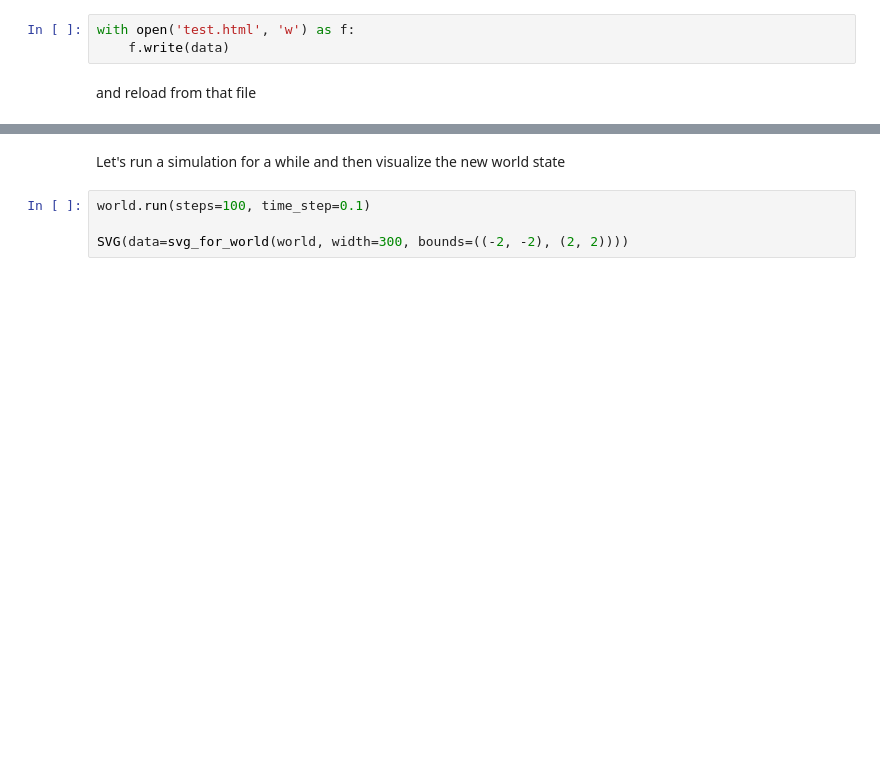
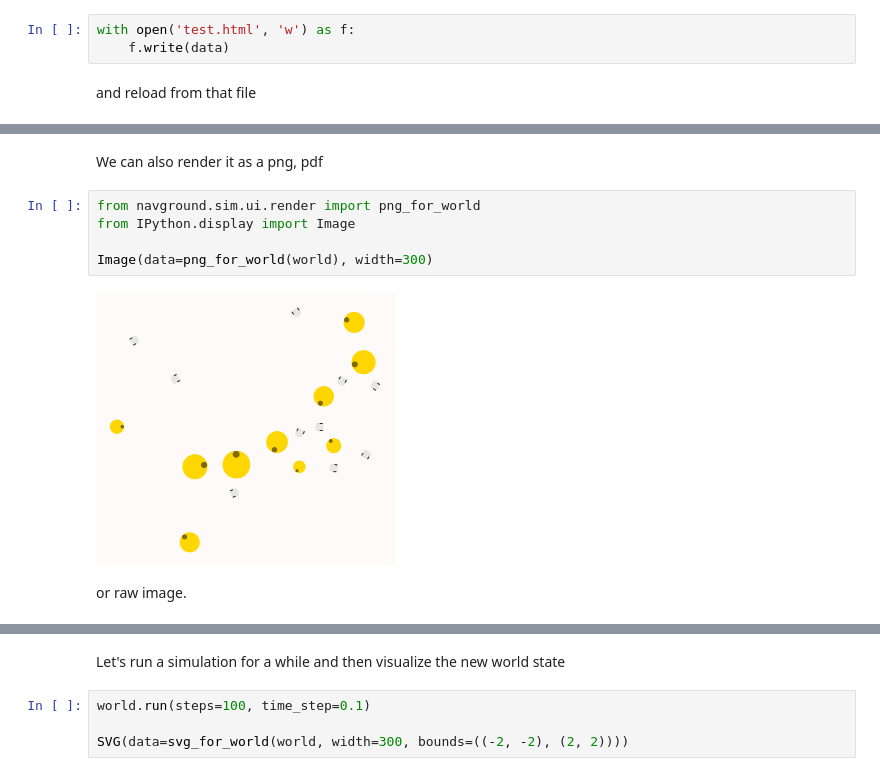
Before and after one commit to idsia-robotics/navground, a Jupyter notebook: docs/tutorials/display.ipynb, the cells around one changed output, grey strips where cells are left out. Saved outputs shown, nothing was run; the diff lists cells and outputs as text; blank space fills up the shorter version.

```diff
--- a/docs/tutorials/display.ipynb
+++ b/docs/tutorials/display.ipynb
@@ -92,3 +92,14 @@ and reload from that file
 HTML(filename="test.html")
 # %% [output]
 [interactive output not drawn]
+# %% [markdown]
+We can also render it as a png, pdf
+# %%
+from navground.sim.ui.render import png_for_world
+from IPython.display import Image
+
+Image(data=png_for_world(world), width=300)
+# %% [output]
+[figure, added]
+# %% [markdown]
+or raw image.
```
Also changed, not shown: parts of 1 cell of this notebook.
